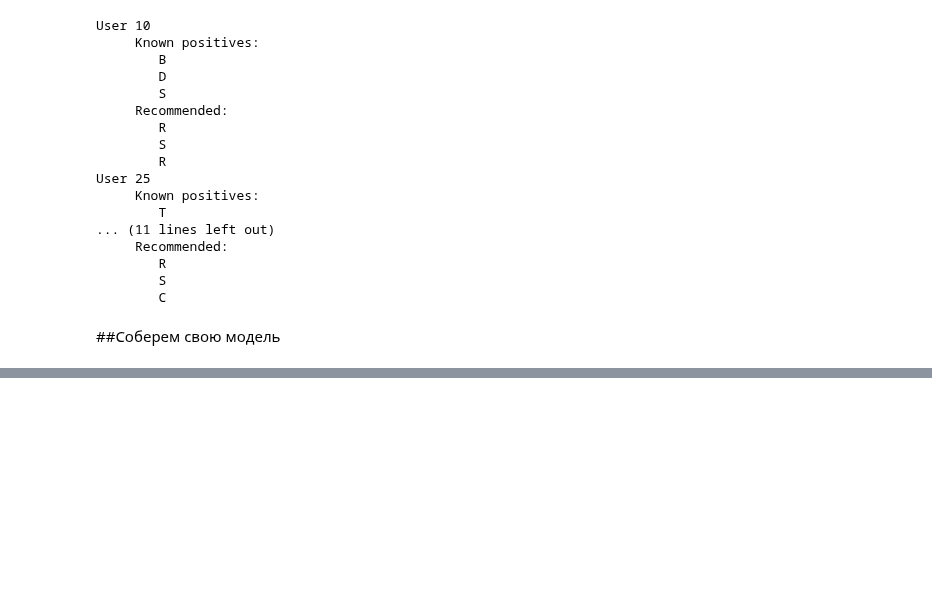
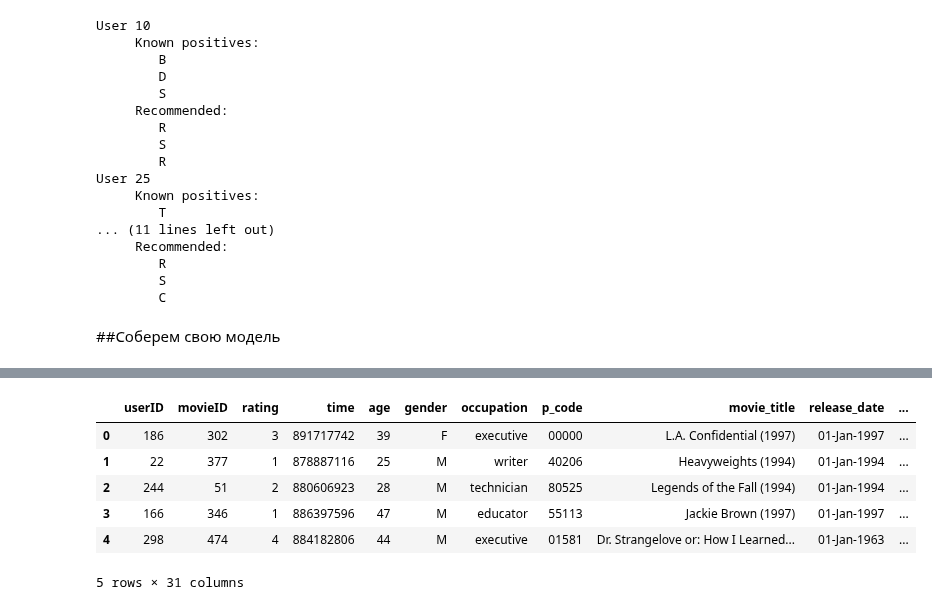
Before and after one commit to desve/AML-54, a Jupyter notebook: 5 Гибридные рекомендательные системы/HW/HW_3.ipynb, the cells around one changed output, grey strips where cells are left out. Cells and saved outputs as stored; diff of their text form; code cells hidden in the pictures; blank space fills up the shorter version.

```diff
--- a/5 Гибридные рекомендательные системы/HW/HW_3.ipynb
+++ b/5 Гибридные рекомендательные системы/HW/HW_3.ipynb
@@ -334,0 +354,11 @@ User 25
+# %%
+df_2 = df_1.merge(u_item, on='movieID').reset_index(drop=True)
+df_2.head()
+# %% [output]
+|  | userID | movieID | rating | time | age | gender | occupation | p_code | movie_title | release_date | ... |
+| 0 | 186 | 302 | 3 | 891717742 | 39 | F | executive | 00000 | L.A. Confidential (1997) | 01-Jan-1997 | ... |
+| 1 | 22 | 377 | 1 | 878887116 | 25 | M | writer | 40206 | Heavyweights (1994) | 01-Jan-1994 | ... |
+| 2 | 244 | 51 | 2 | 880606923 | 28 | M | technician | 80525 | Legends of the Fall (1994) | 01-Jan-1994 | ... |
+| 3 | 166 | 346 | 1 | 886397596 | 47 | M | educator | 55113 | Jackie Brown (1997) | 01-Jan-1997 | ... |
+| 4 | 298 | 474 | 4 | 884182806 | 44 | M | executive | 01581 | Dr. Strangelove or: How I Learned... | 01-Jan-1963 | ... |
+5 rows × 31 columns
```
Also changed, not shown: parts of 9 cells of this notebook.
